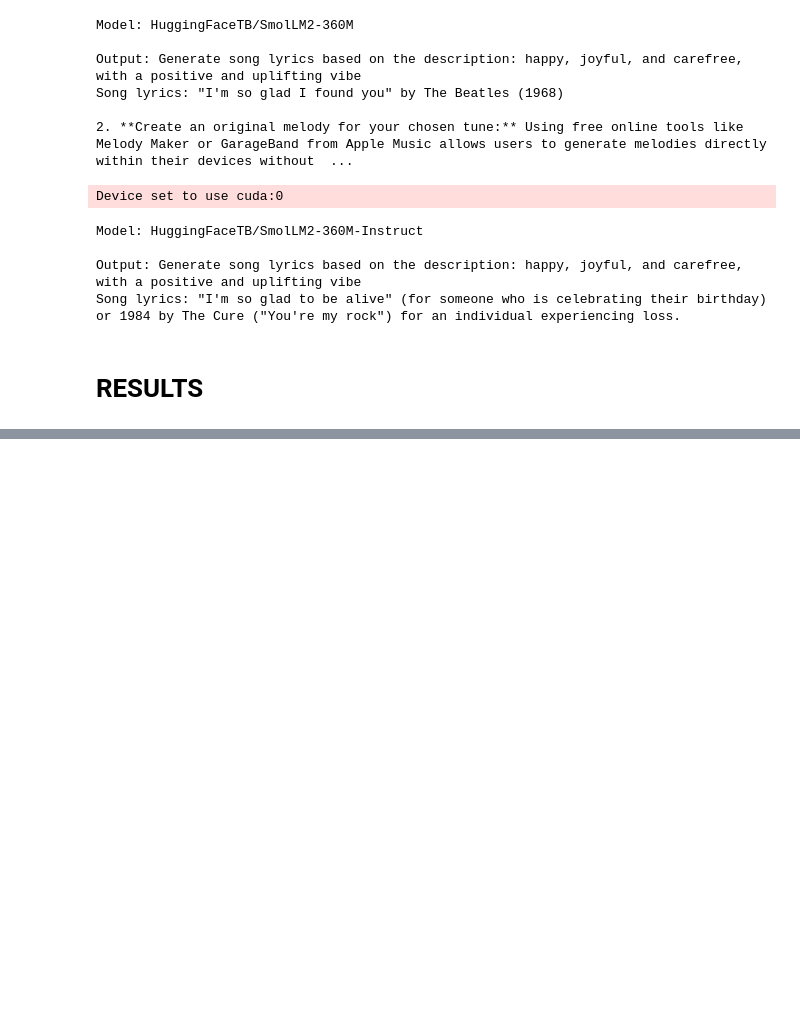
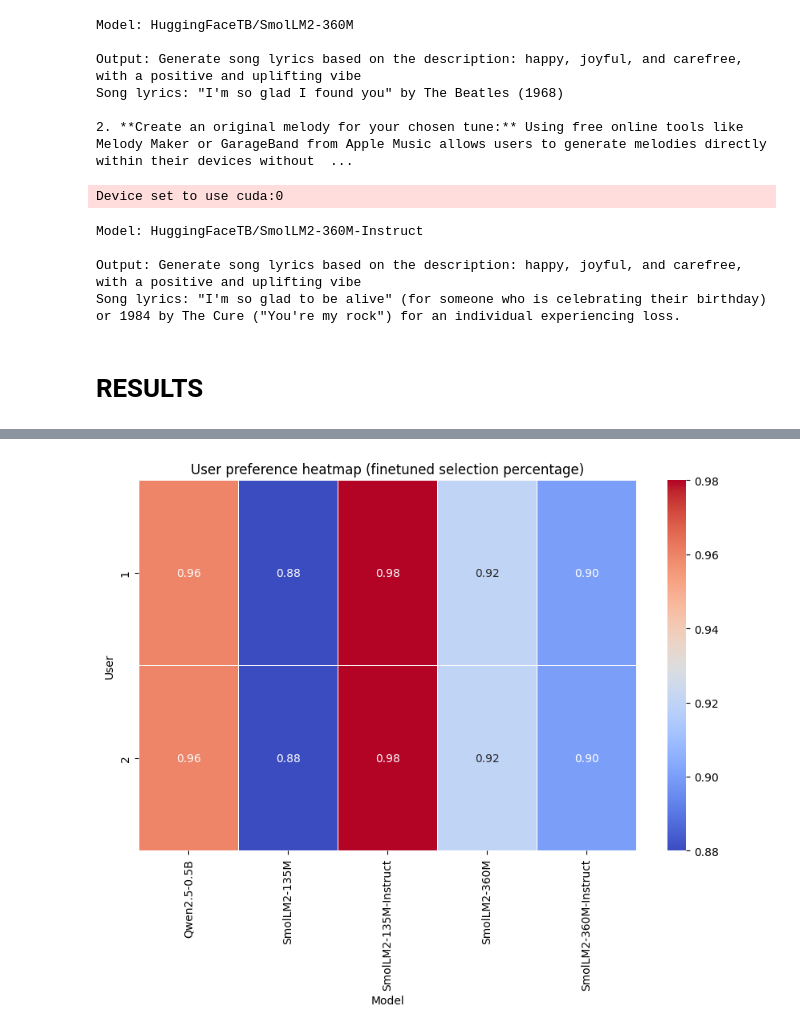
Before and after one commit to Ilyes2000/Text-Generation-and-Chatbot-for-Song-Lyrics, a Jupyter notebook: Song_lyrics_generation.ipynb, the cells around one changed output, grey strips where cells are left out. Cells and saved outputs as stored; diff of their text form; code cells hidden in the pictures; blank space fills up the shorter version.

```diff
--- a/Song_lyrics_generation.ipynb
+++ b/Song_lyrics_generation.ipynb
@@ -474,0 +532,14 @@ generate_visualizations_from_json(json_filepath)
+# %%
+def plot_user_model_heatmap(df):
+    heatmap_data = df.pivot_table(index="user", columns="model", values="finetuned_percentage", aggfunc="mean").fillna(0)
+
+    plt.figure(figsize=(10,6))
+    sns.heatmap(heatmap_data, annot=True, cmap="coolwarm", fmt=".2f", linewidths=0.5)
+    plt.ylabel("User")
+    plt.xlabel("Model")
+    plt.title("User preference heatmap (finetuned selection percentage)")
+    plt.show()
+
+plot_user_model_heatmap(df)
+# %% [output]
+[figure, added]
```
Also changed, not shown: parts of 10 cells of this notebook, 15 other files.
